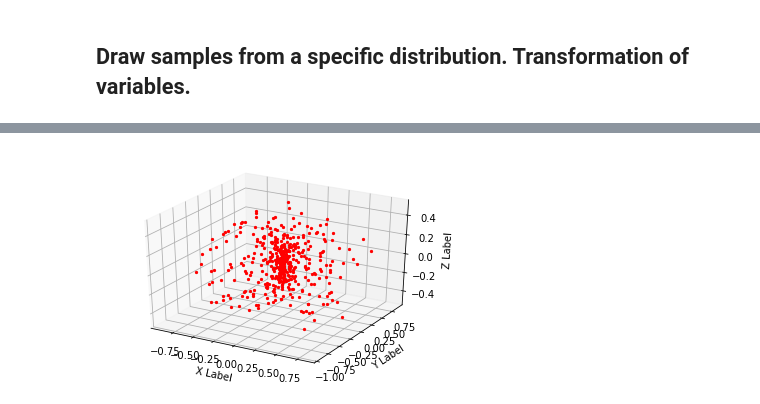
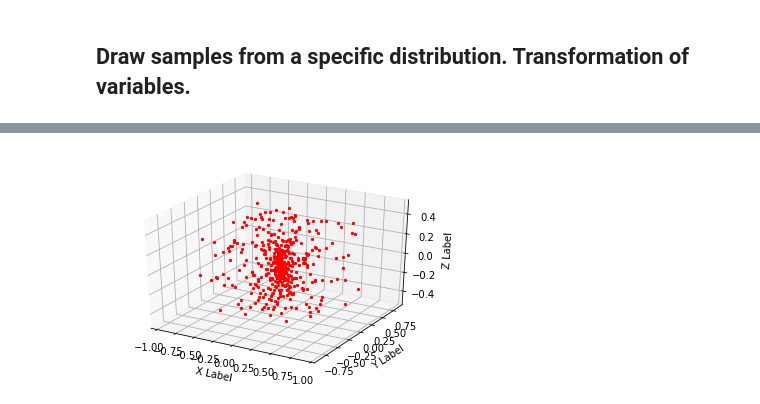
Before and after one commit to CosmoStats/cosmostats2018-Oscar2401, a Jupyter notebook: Sep/Ejercicio_1/transformation_variables.ipynb, the cells around one changed output, grey strips where cells are left out. Cells and saved outputs as stored; diff of their text form; code cells hidden in the pictures.

```diff
--- a/Sep/Ejercicio_1/transformation_variables.ipynb
+++ b/Sep/Ejercicio_1/transformation_variables.ipynb
@@ -53,7 +66,7 @@ $\theta$, from U.
 r=[]
 tetha=[]
 
-for i in range(1000):
+for i in range(10000):
     x=random.randrange(-1000000,1000000)/1000000
     y=random.randrange(-1000000,1000000)/1000000
     r.append(pow((pow(x,2)+pow(y,2)),0.5))
@@ -63,10 +76,12 @@ plt.xlabel("x")
 plt.ylabel("y")
 
 for i in range(len(r)):
+    rad=(r[i]*math.cos(tetha[i]))
+    th=(r[i]*math.sin(tetha[i]))
     if r[i] < 1:
-        plt.plot((r[i]*r[i])*math.cos(tetha[i]),(r[i]*r[i])*math.sin(tetha[i]),'b,')
+        plt.plot((rad*r[i]),(th*r[i]),'b,')  #Cambio de coordenada multiplicado por el jacobiano r
     else:
-        plt.plot((r[i])*math.cos(tetha[i]),(r[i])*math.sin(tetha[i]),'r,')
+        plt.plot(rad,th,'r,')
 
 plt.show()
 # %% [output]
@@ -122,34 +139,34 @@ r^{2}\sin\theta
 
 generate $r$, $\theta$ and $\phi$ from U.
 # %%
+
+
 R=[] #Radio
 T=[] #Theta
 P=[] #Phi
 
 for i in range(1000):
     x=random.randrange(-1000000,1000000)/1000000
     y=random.randrange(-1000000,1000000)/1000000
     z=random.randrange(-1000000,1000000)/1000000
     R.append(pow((pow(x,2)+pow(y,2)+pow(z,2)),0.5))
     T.append(math.degrees(math.atan(pow((pow(x,2)+pow(y,2)),0.5)/z)))
     P.append(math.degrees(math.atan(y/x)))
 
 fig = plt.figure()
 ax = fig.add_subplot(111, projection='3d')
 
-for i in range(len(u)):
+for i in range(len(R)):
+    r=((R[i])*math.sin(T[i])*math.cos(P[i]))*(R[i]**2)*math.sin(T[i])  #Cámbio de coordenadas multiplicando por el jacobiano.
+    t=((R[i])*(math.sin(T[i])*math.sin(P[i])))*(R[i]**2)*math.sin(T[i])
+    p=((R[i])*math.cos(T[i]))*(R[i]**2)*math.sin(T[i])
     if R[i] < 1:
-        r=((R[i]**3)*(math.sin(T[i])*math.sin(T[i]))*math.cos(P[i]))
-        t=((R[i]**3)*(math.sin(T[i])*math.sin(T[i]))*math.sin(P[i]))
-        p=((R[i]**3)*math.cos(T[i])*math.sin(T[i]))
         ax.scatter(r,t,p, c='r', marker='.')
-    #else:
-     #   ax.scatter(((R[i])*math.sin(T[i])*math.cos(P[i])),((R[i])*math.sin(T[i])*math.sin(P[i])),((R[i])*math.cos(T[i])),c='y', marker='.')
 
 ax.set_xlabel('X Label')
 ax.set_ylabel('Y Label')
 ax.set_zlabel('Z Label')
 
 plt.show()
 # %% [output]
-[figure, old version]
+[figure, new version]
```
Also changed, not shown: parts of 12 cells of this notebook.
